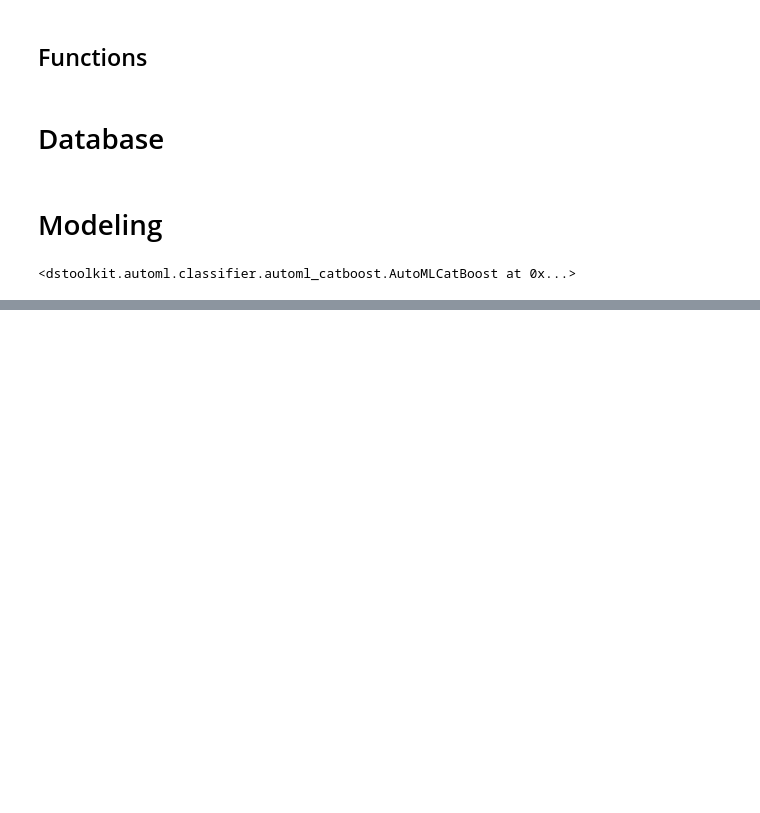
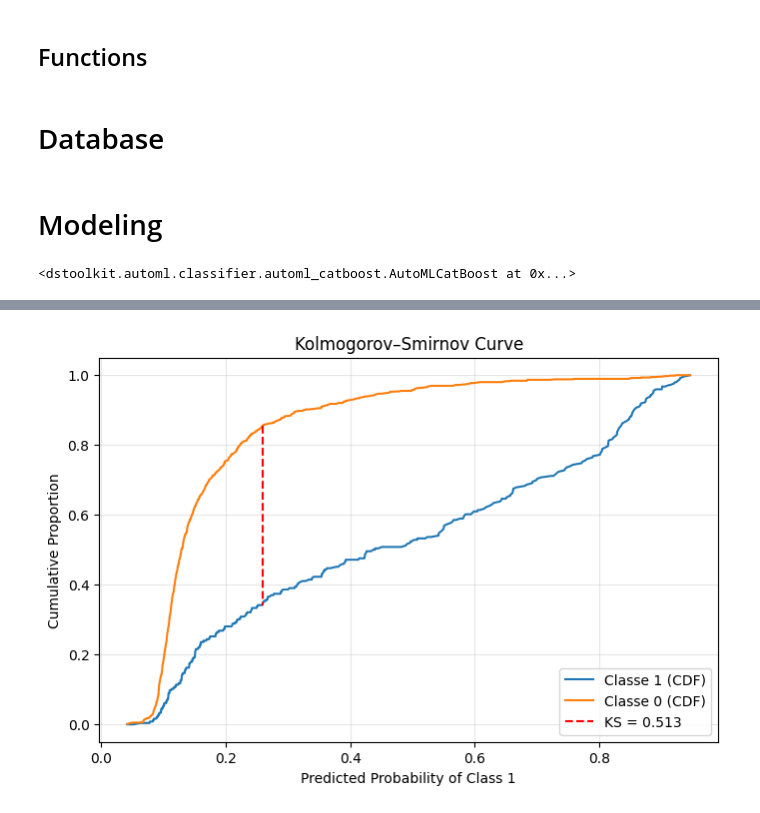
Before and after one commit to juniorcl/data-science-toolkit, a Jupyter notebook: notebooks/model_analysis/classifier_analysis.ipynb, the cells around one changed output, grey strips where cells are left out. Saved outputs shown, nothing was run; the diff lists cells and outputs as text; code cells hidden in the pictures; blank space fills up the shorter version.

```diff
--- a/notebooks/model_analysis/classifier_analysis.ipynb
+++ b/notebooks/model_analysis/classifier_analysis.ipynb
@@ -177,0 +114,4 @@ X_train.shape
+# %%
+plots.plot_ks_curve(y_true=y_test['target'], y_score=y_test['prob'])
+# %% [output]
+[figure, added]
```
Also changed, not shown: parts of 7 cells of this notebook, 3 other files.
